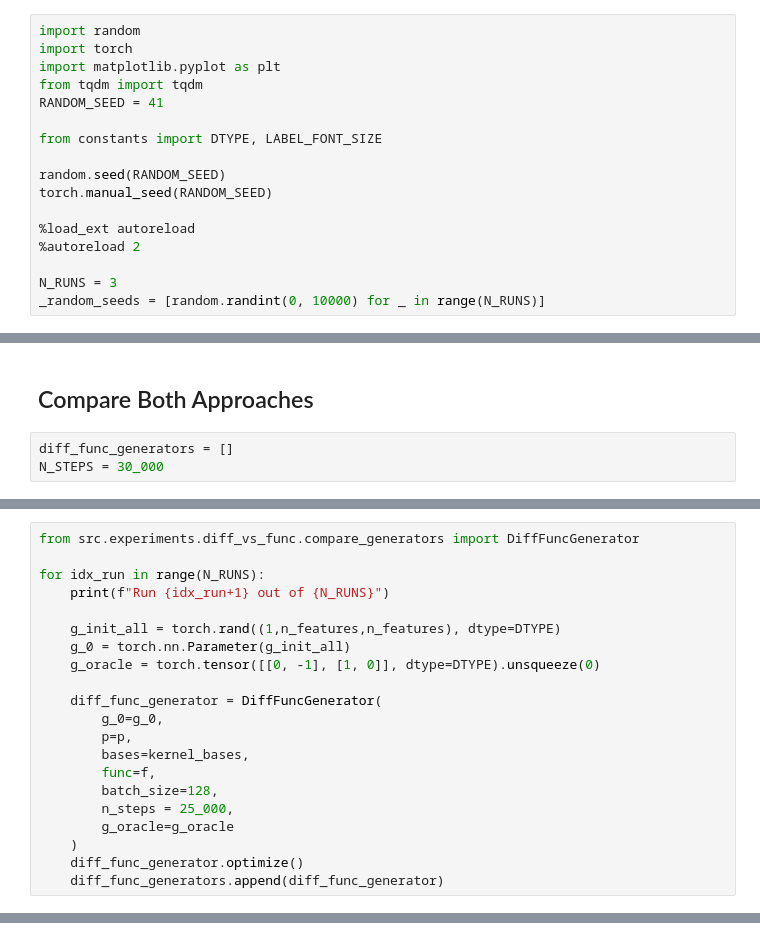
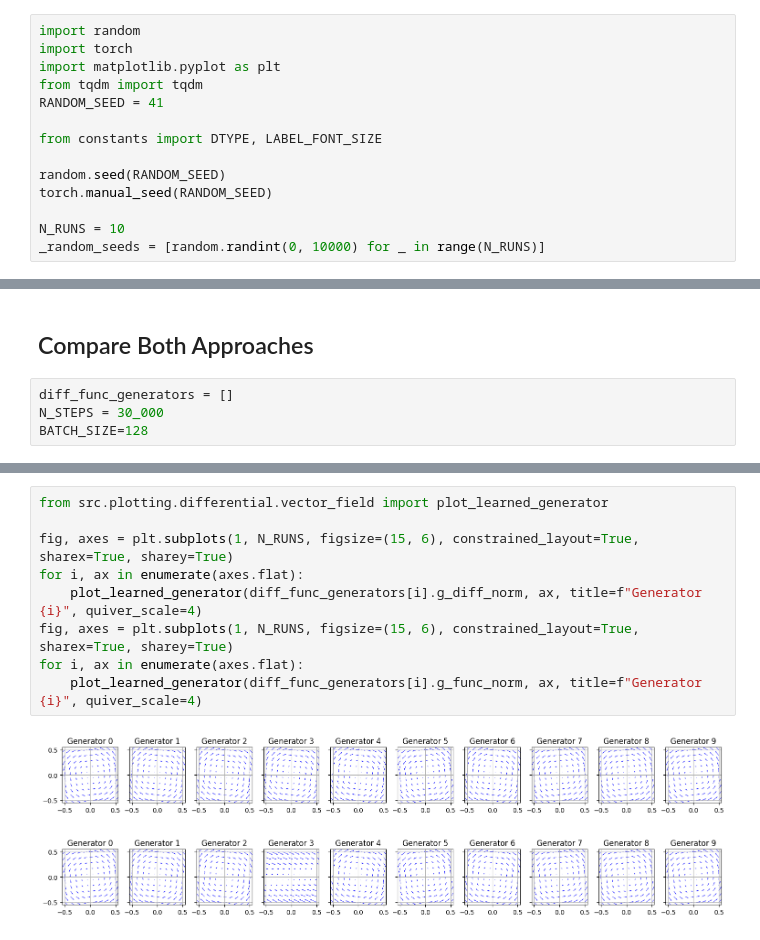
Before and after one commit to PaulNitschke/geo_meta_rl, a Jupyter notebook: one_dim_sym_discovery.ipynb, the cells around one changed output, grey strips where cells are left out. Drawn from its saved outputs; the diff is of its cells as text.

```diff
--- a/one_dim_sym_discovery.ipynb
+++ b/one_dim_sym_discovery.ipynb
@@ -12,10 +12,7 @@ from constants import DTYPE, LABEL_FONT_SIZE
 random.seed(RANDOM_SEED)
 torch.manual_seed(RANDOM_SEED)
 
-%load_ext autoreload
-%autoreload 2
-
-N_RUNS = 3
+N_RUNS = 10
 _random_seeds = [random.randint(0, 10000) for _ in range(N_RUNS)]
 # %% [markdown]
 ## Generate Dataset
@@ -62,5 +59,6 @@ INFO:root:Computed kernel bases from:
 # %%
 diff_func_generators = []
 N_STEPS = 30_000
+BATCH_SIZE=128
 # %%
 from src.experiments.diff_vs_func.compare_generators import DiffFuncGenerator
@@ -94,21 +95,0 @@ tensor([[[ 3.5174e-05, -2.5424e-01],
-# %%
-from src.experiments.diff_vs_func.compare_generators import DiffFuncGenerator
-
-for idx_run in range(N_RUNS):
-    print(f"Run {idx_run+1} out of {N_RUNS}")
-
-    g_init_all = torch.rand((1,n_features,n_features), dtype=DTYPE)
-    g_0 = torch.nn.Parameter(g_init_all)
-    g_oracle = torch.tensor([[0, -1], [1, 0]], dtype=DTYPE).unsqueeze(0)
-
-    diff_func_generator = DiffFuncGenerator(
-        g_0=g_0,
-        p=p,
-        bases=kernel_bases,
-        func=f,
-        batch_size=128,
-        n_steps = 25_000,
-        g_oracle=g_oracle
-    )
-    diff_func_generator.optimize()
-    diff_func_generators.append(diff_func_generator)
@@ -114,0 +100,12 @@ for idx_run in range(N_RUNS):
+# %%
+from src.plotting.differential.vector_field import plot_learned_generator
+
+fig, axes = plt.subplots(1, N_RUNS, figsize=(15, 6), constrained_layout=True, sharex=True, sharey=True)
+for i, ax in enumerate(axes.flat):
+    plot_learned_generator(diff_func_generators[i].g_diff_norm, ax, title=f"Generator {i}", quiver_scale=4)
+fig, axes = plt.subplots(1, N_RUNS, figsize=(15, 6), constrained_layout=True, sharex=True, sharey=True)
+for i, ax in enumerate(axes.flat):
+    plot_learned_generator(diff_func_generators[i].g_func_norm, ax, title=f"Generator {i}", quiver_scale=4)
+# %% [output]
+[figure, added]
+[figure, added]
```
Also changed, not shown: parts of 5 cells of this notebook, 3 other files.
